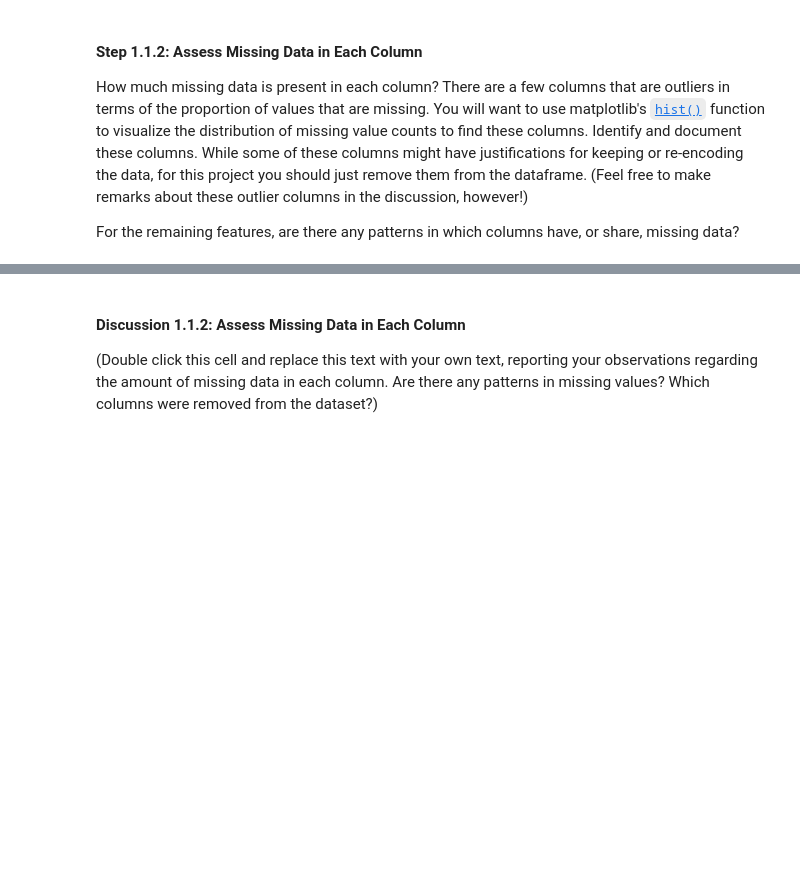
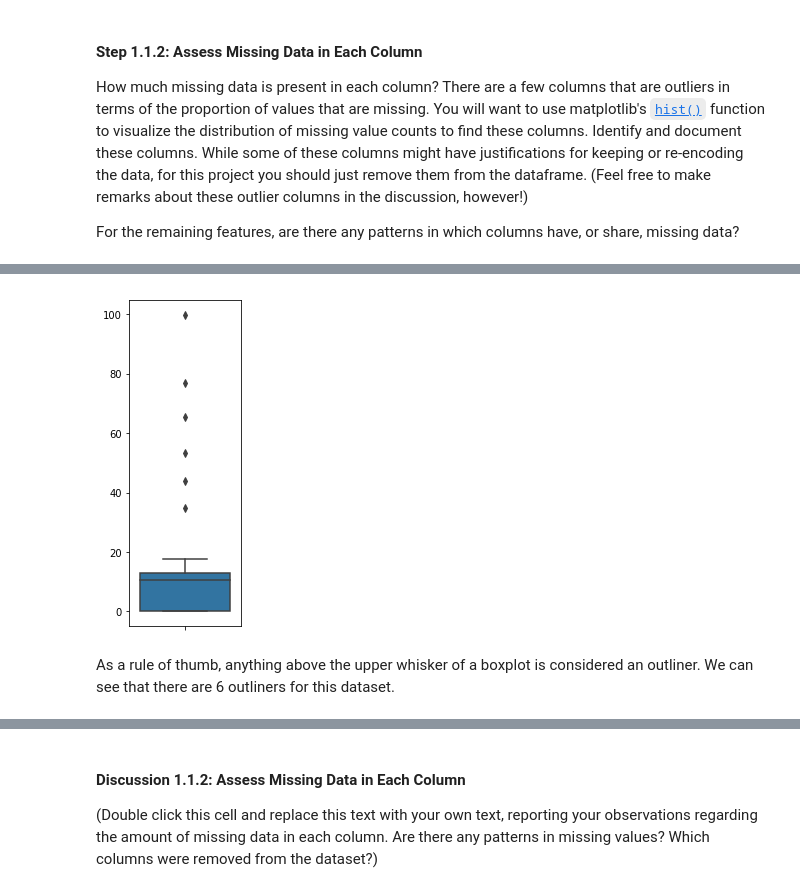
Before and after one commit to sclkan/Identify-Customer-Segments, a Jupyter notebook: Identify_Customer_Segments.ipynb, the cells around one changed output, grey strips where cells are left out. Cells and saved outputs as stored; diff of their text form; code cells hidden in the pictures; blank space fills up the shorter version.

```diff
--- a/Identify_Customer_Segments.ipynb
+++ b/Identify_Customer_Segments.ipynb
@@ -87,3 +166,11 @@ For the remaining features, are there any patterns in which columns have, or sha
+# %%
+#Use boxplot aka the IQR to find outlineres
+plt.figure(figsize=[2,6])
+sb.boxplot(y= x.values);
+# %% [output]
+[figure, added]
+# %% [markdown]
+As a rule of thumb, anything above the upper whisker of a boxplot is considered an outliner.  We can see that there are 6 outliners for this dataset.
 # %%
 # Remove the outlier columns from the dataset. (You'll perform other data
 # engineering tasks such as re-encoding and imputation later.)
```
Also changed, not shown: parts of 14 cells of this notebook.
